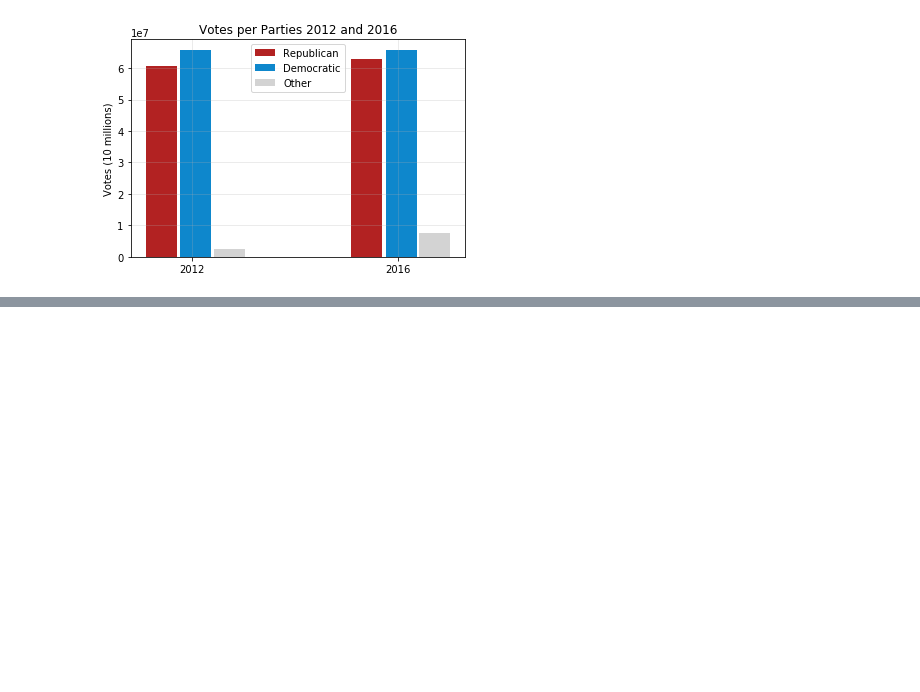
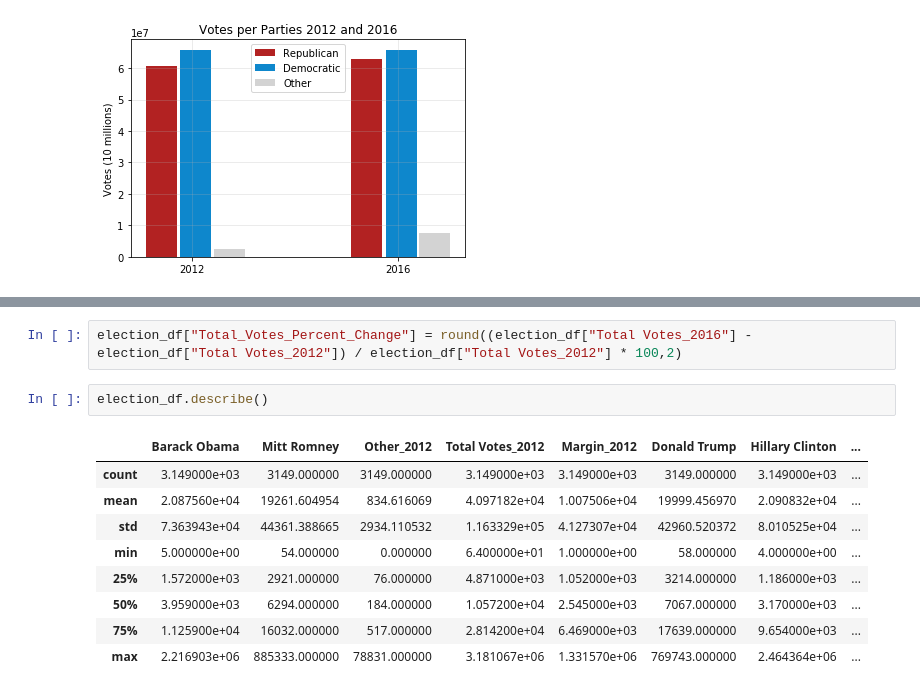
Before and after one commit to muditmathur11/bcmj, a Jupyter notebook: Project/Election_Project.ipynb, the cells around one changed output, grey strips where cells are left out. Cells and saved outputs as stored; diff of their text form; blank space fills up the shorter version.

```diff
--- a/Project/Election_Project.ipynb
+++ b/Project/Election_Project.ipynb
@@ -190,0 +233,14 @@ plt.show()
+# %%
+election_df["Total_Votes_Percent_Change"] = round((election_df["Total Votes_2016"] - election_df["Total Votes_2012"]) / election_df["Total Votes_2012"] * 100,2)
+# %%
+election_df.describe()
+# %% [output]
+|  | Barack Obama | Mitt Romney | Other_2012 | Total Votes_2012 | Margin_2012 | Donald Trump | Hillary Clinton | ... |
+| count | 3.149000e+03 | 3149.000000 | 3149.000000 | 3.149000e+03 | 3.149000e+03 | 3149.000000 | 3.149000e+03 | ... |
+| mean | 2.087560e+04 | 19261.604954 | 834.616069 | 4.097182e+04 | 1.007506e+04 | 19999.456970 | 2.090832e+04 | ... |
+| std | 7.363943e+04 | 44361.388665 | 2934.110532 | 1.163329e+05 | 4.127307e+04 | 42960.520372 | 8.010525e+04 | ... |
+| min | 5.000000e+00 | 54.000000 | 0.000000 | 6.400000e+01 | 1.000000e+00 | 58.000000 | 4.000000e+00 | ... |
+| 25% | 1.572000e+03 | 2921.000000 | 76.000000 | 4.871000e+03 | 1.052000e+03 | 3214.000000 | 1.186000e+03 | ... |
+| 50% | 3.959000e+03 | 6294.000000 | 184.000000 | 1.057200e+04 | 2.545000e+03 | 7067.000000 | 3.170000e+03 | ... |
+| 75% | 1.125900e+04 | 16032.000000 | 517.000000 | 2.814200e+04 | 6.469000e+03 | 17639.000000 | 9.654000e+03 | ... |
+| max | 2.216903e+06 | 885333.000000 | 78831.000000 | 3.181067e+06 | 1.331570e+06 | 769743.000000 | 2.464364e+06 | ... |
```
Also changed, not shown: parts of 5 cells of this notebook.
